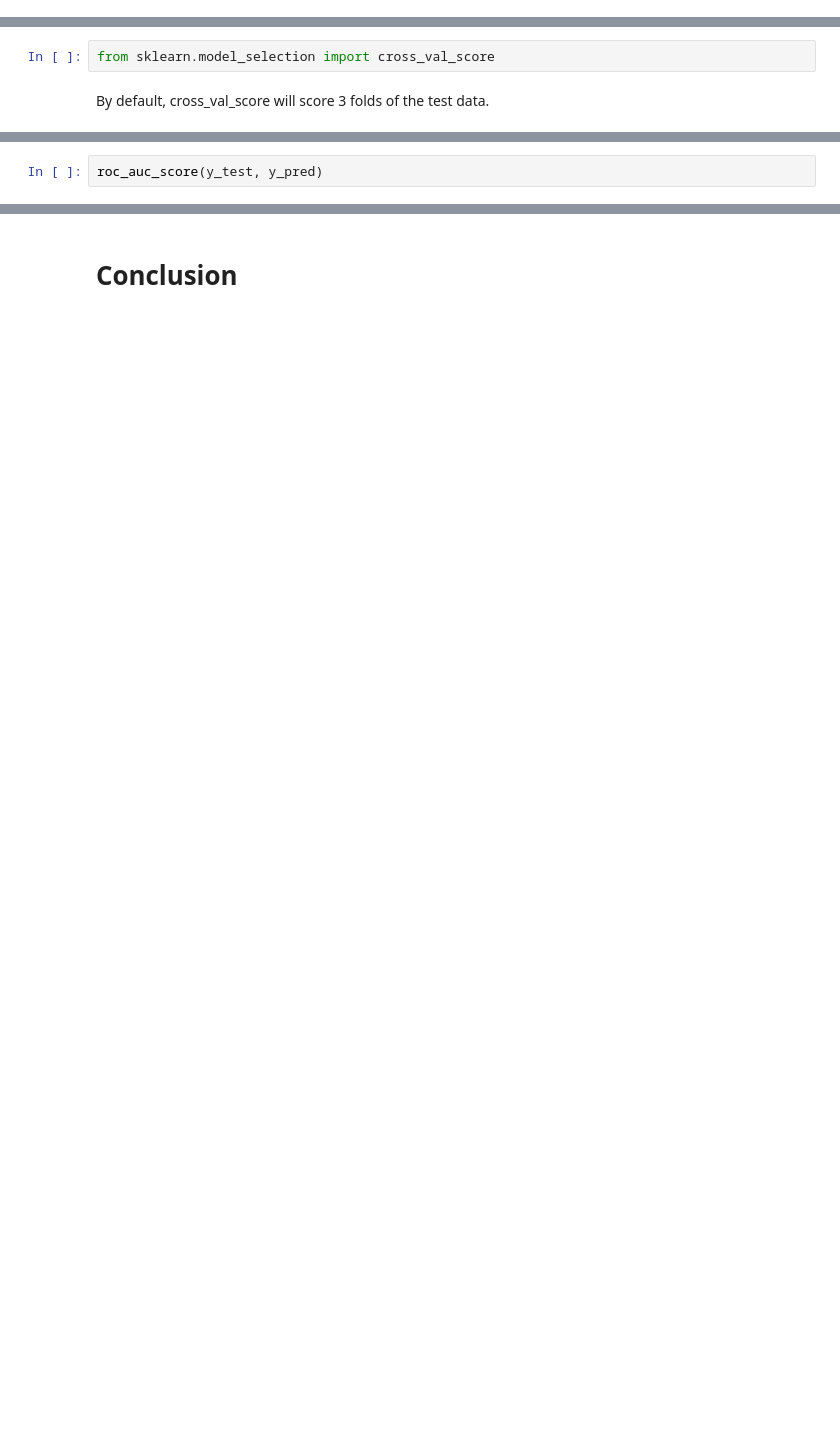
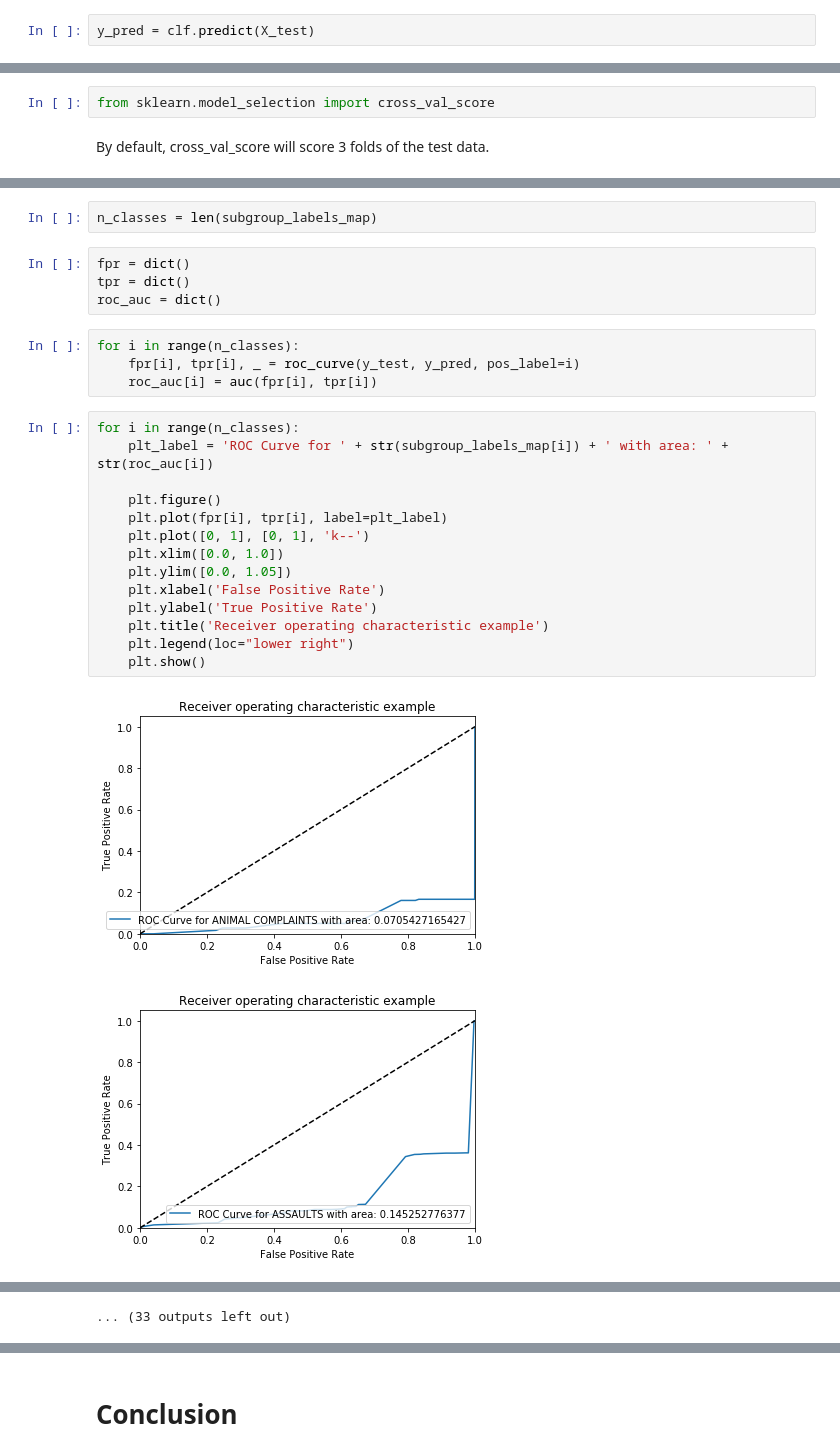
Before and after one commit to rileynwong/seattle-911, a Jupyter notebook: Seattle_911_Analysis.ipynb, the cells around one changed output, grey strips where cells are left out. Cells and saved outputs as stored; diff of their text form; blank space fills up the shorter version.

```diff
--- a/Seattle_911_Analysis.ipynb
+++ b/Seattle_911_Analysis.ipynb
@@ -686,0 +724,2 @@ ValueError: could not convert string to float: 'SUSPICIOUS CIRCUMSTANCES'
+# %%
+y_pred = clf.predict(X_test)
@@ -701,2 +766,27 @@ from sklearn.metrics import roc_auc_score
-# %%
-roc_auc_score(y_test, y_pred)
+# %%
+n_classes = len(subgroup_labels_map)
+# %%
+fpr = dict()
+tpr = dict()
+roc_auc = dict()
+# %%
+for i in range(n_classes):
+    fpr[i], tpr[i], _ = roc_curve(y_test, y_pred, pos_label=i)
+    roc_auc[i] = auc(fpr[i], tpr[i])
+# %%
+for i in range(n_classes):
+    plt_label = 'ROC Curve for ' + str(subgroup_labels_map[i]) + ' with area: ' + str(roc_auc[i])
+
+    plt.figure()
+    plt.plot(fpr[i], tpr[i], label=plt_label)
+    plt.plot([0, 1], [0, 1], 'k--')
+    plt.xlim([0.0, 1.0])
+    plt.ylim([0.0, 1.05])
+    plt.xlabel('False Positive Rate')
+    plt.ylabel('True Positive Rate')
+    plt.title('Receiver operating characteristic example')
+    plt.legend(loc="lower right")
+    plt.show()
+# %% [output]
+[figure, added]
+[figure, added]
@@ -702,0 +803 @@ roc_auc_score(y_test, y_pred)
+... (33 outputs left out)
```
Also changed, not shown: parts of 47 cells of this notebook.
